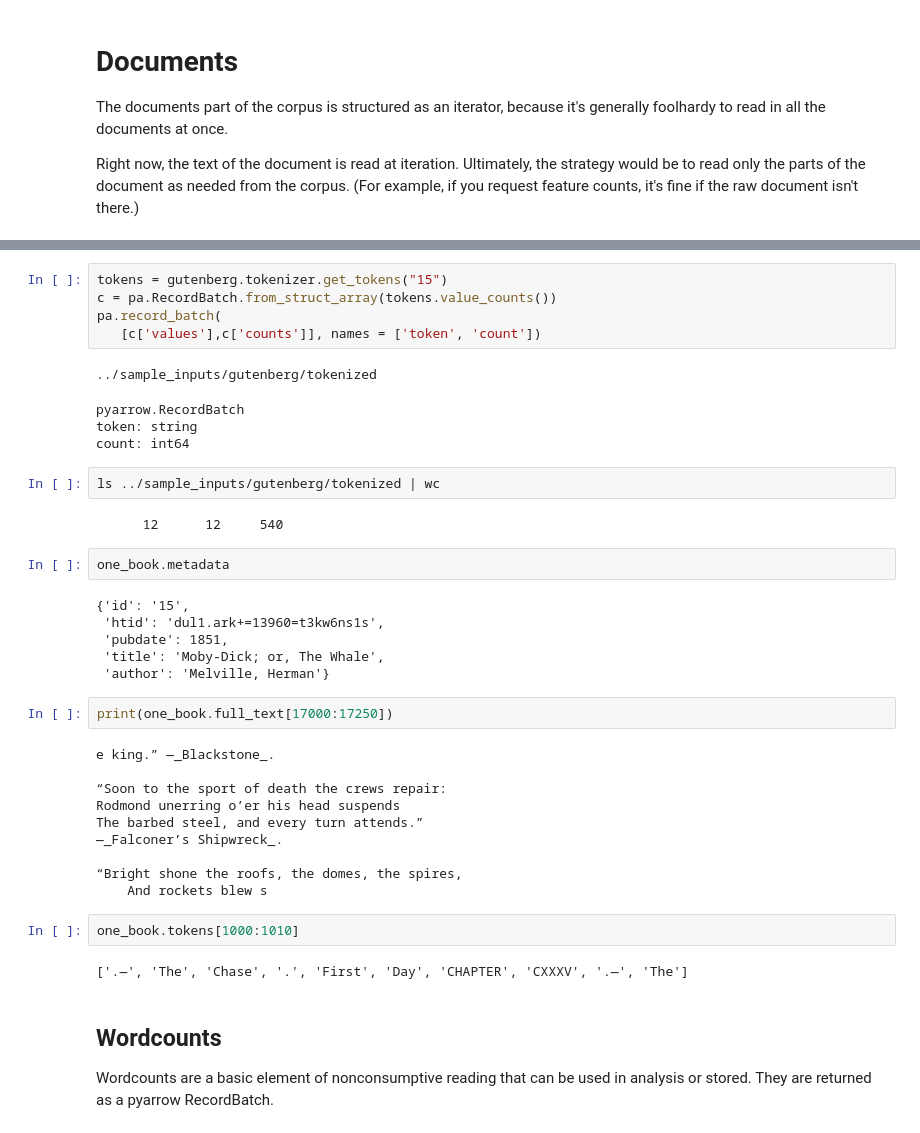
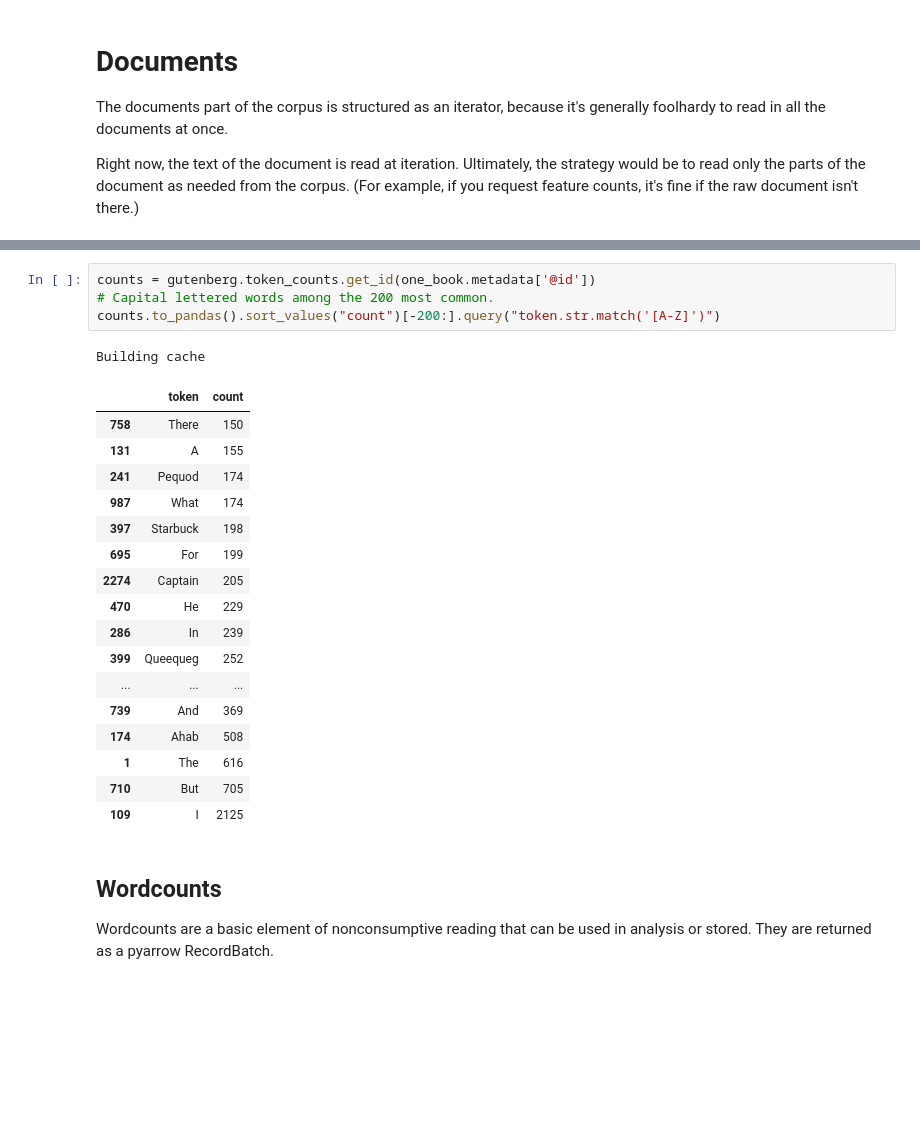
Before and after one commit to bmschmidt/nonconsumptive, a Jupyter notebook: examples/Feature counts from text files.ipynb, the cells around one changed output, grey strips where cells are left out. Cells and saved outputs as stored; diff of their text form; blank space fills up the shorter version.

```diff
--- a/examples/Feature counts from text files.ipynb
+++ b/examples/Feature counts from text files.ipynb
@@ -92,41 +119,26 @@ count: uint32
-# %%
-tokens = gutenberg.tokenizer.get_tokens("15")
-c = pa.RecordBatch.from_struct_array(tokens.value_counts())
-pa.record_batch(
-   [c['values'],c['counts']], names = ['token', 'count'])
-# %% [output]
-../sample_inputs/gutenberg/tokenized
-pyarrow.RecordBatch
-token: string
-count: int64
-# %%
-ls ../sample_inputs/gutenberg/tokenized | wc
-# %% [output]
-      12      12     540
-# %%
-one_book.metadata
-# %% [output]
-{'id': '15',
- 'htid': 'dul1.ark+=13960=t3kw6ns1s',
- 'pubdate': 1851,
- 'title': 'Moby-Dick; or, The Whale',
- 'author': 'Melville, Herman'}
-# %%
-print(one_book.full_text[17000:17250])
-# %% [output]
-e king.” —_Blackstone_.
-
-“Soon to the sport of death the crews repair:
-Rodmond unerring o’er his head suspends
-The barbed steel, and every turn attends.”
-—_Falconer’s Shipwreck_.
-
-“Bright shone the roofs, the domes, the spires,
-    And rockets blew s
-# %%
-one_book.tokens[1000:1010]
-# %% [output]
-['.—', 'The', 'Chase', '.', 'First', 'Day', 'CHAPTER', 'CXXXV', '.—', 'The']
+# %%
+counts = gutenberg.token_counts.get_id(one_book.metadata['@id'])
+# Capital lettered words among the 200 most common.
+counts.to_pandas().sort_values("count")[-200:].query("token.str.match('[A-Z]')")
+# %% [output]
+Building cache
+|  | token | count |
+| 758 | There | 150 |
+| 131 | A | 155 |
+| 241 | Pequod | 174 |
+| 987 | What | 174 |
+| 397 | Starbuck | 198 |
+| 695 | For | 199 |
+| 2274 | Captain | 205 |
+| 470 | He | 229 |
+| 286 | In | 239 |
+| 399 | Queequeg | 252 |
+| ... | ... | ... |
+| 739 | And | 369 |
+| 174 | Ahab | 508 |
+| 1 | The | 616 |
+| 710 | But | 705 |
+| 109 | I | 2125 |
 # %% [markdown]
 ## Wordcounts
 
```
Also changed, not shown: parts of 38 cells of this notebook, 4 other files.
